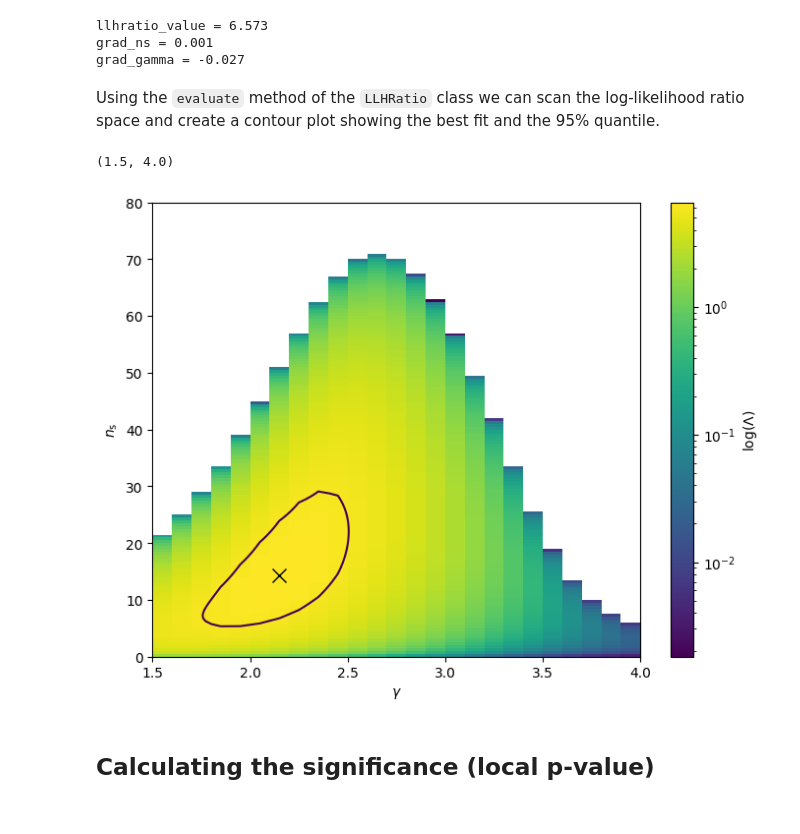
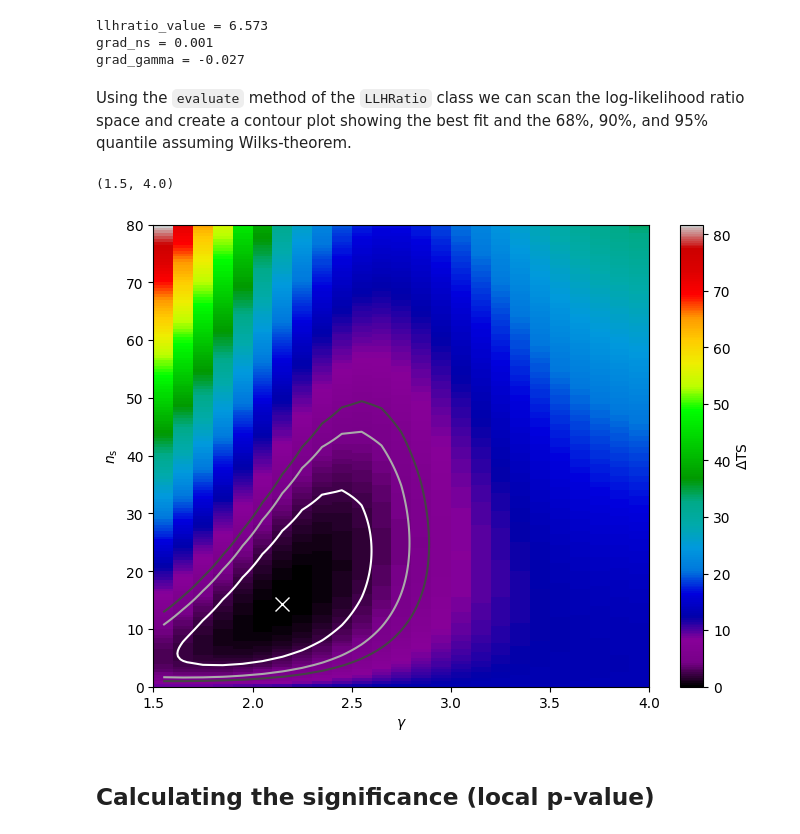
Before and after one commit to icecube/skyllh, a Jupyter notebook: doc/sphinx/tutorials/publicdata_ps.ipynb, the cells around one changed output. Saved outputs shown, nothing was run; the diff lists cells and outputs as text; code cells hidden in the pictures.

Commit message:
Fix contour plot

```diff
--- a/doc/sphinx/tutorials/publicdata_ps.ipynb
+++ b/doc/sphinx/tutorials/publicdata_ps.ipynb
@@ -211,7 +212,7 @@ llhratio_value = 6.573
 grad_ns = 0.001
 grad_gamma = -0.027
 # %% [markdown]
-Using the `evaluate` method of the `LLHRatio` class we can scan the log-likelihood ratio space and create a contour plot showing the best fit and the 95% quantile.
+Using the `evaluate` method of the `LLHRatio` class we can scan the log-likelihood ratio space and create a contour plot showing the best fit and the 68%, 90%, and 95% quantile assuming Wilks-theorem.
 # %%
 (ns_min, ns_max, ns_step) = (0, 80, 0.5)
 (gamma_min, gamma_max, gamma_step) = (1.5, 4.0, 0.1)
@@ -222,32 +223,44 @@ ns_vals = 0.5*(ns_edges[1:] + ns_edges[:-1])
 gamma_edges = np.linspace(gamma_min, gamma_max, int((gamma_max-gamma_min)/gamma_step+1))
 gamma_vals = 0.5*(gamma_edges[1:] + gamma_edges[:-1])
 
-log_lambda = np.empty((len(ns_vals), len(gamma_vals)), dtype=np.double)
+delta_ts = np.empty((len(ns_vals), len(gamma_vals)), dtype=np.double)
 for (ns_i, ns) in enumerate(ns_vals):
     for (gamma_i, gamma) in enumerate(gamma_vals):
-        log_lambda[ns_i, gamma_i] = ana.llhratio.evaluate([ns, gamma])[0]
+
+        delta_ts[ns_i, gamma_i] = (
+            ana.calculate_test_statistic(llhratio_value, [14.58, 2.17]) -
+            ana.calculate_test_statistic(ana.llhratio.evaluate([ns, gamma])[0], [ns, gamma])
+        )
 
 # Determine the best fit ns and gamma values from the scan.
-index_max = np.argmax(log_lambda)
+index_max = np.argmin(delta_ts)
 ns_i_max = int(index_max / len(gamma_vals))
 gamma_i_max = index_max % len(gamma_vals)
 ns_best = ns_vals[ns_i_max]
 gamma_best = gamma_vals[gamma_i_max]
+# %%
+# Determine the delta lambda value for the 95% quantile assuming a chi-sqaure
+# distribution with 2 degrees of freedom (i.e. assuming Wilks theorem).
+chi2_68_quantile = scipy.stats.chi2.ppf(0.68, df=2)
+chi2_90_quantile = scipy.stats.chi2.ppf(0.90, df=2)
+chi2_95_quantile = scipy.stats.chi2.ppf(0.95, df=2)
 # %%
 from matplotlib.colors import LogNorm
 plt.figure(figsize=(8,6))
-plt.pcolormesh(gamma_edges, ns_edges, log_lambda, norm=LogNorm())
+plt.pcolormesh(gamma_edges, ns_edges, delta_ts, cmap='nipy_spectral')
 cbar = plt.colorbar()
-cbar.set_label(r'$\log(\Lambda)$')
-plt.contour(gamma_vals, ns_vals, log_lambda, [np.quantile(log_lambda, 0.95)])
-plt.plot(gamma_best, ns_best, marker='x', color='black', ms=10)
+cbar.set_label(r'$\Delta$TS')
+plt.contour(gamma_vals, ns_vals, delta_ts, [chi2_68_quantile], colors='#FFFFFF')
+plt.contour(gamma_vals, ns_vals, delta_ts, [chi2_90_quantile], colors='#AAAAAA')
+plt.contour(gamma_vals, ns_vals, delta_ts, [chi2_95_quantile], colors='#444444')
+plt.plot(gamma_best, ns_best, marker='x', color='white', ms=10)
 plt.xlabel(r'$\gamma$')
 plt.ylabel(r'$n_{\mathrm{s}}$')
 plt.ylim(ns_min, ns_max)
 plt.xlim(gamma_min, gamma_max)
 # %% [output]
 (1.5, 4.0)
-[figure, old version]
+[figure, new version]
 # %% [markdown]
 Calculating the significance (local p-value)
 ---
```
Also changed, not shown: parts of 2 cells of this notebook.
